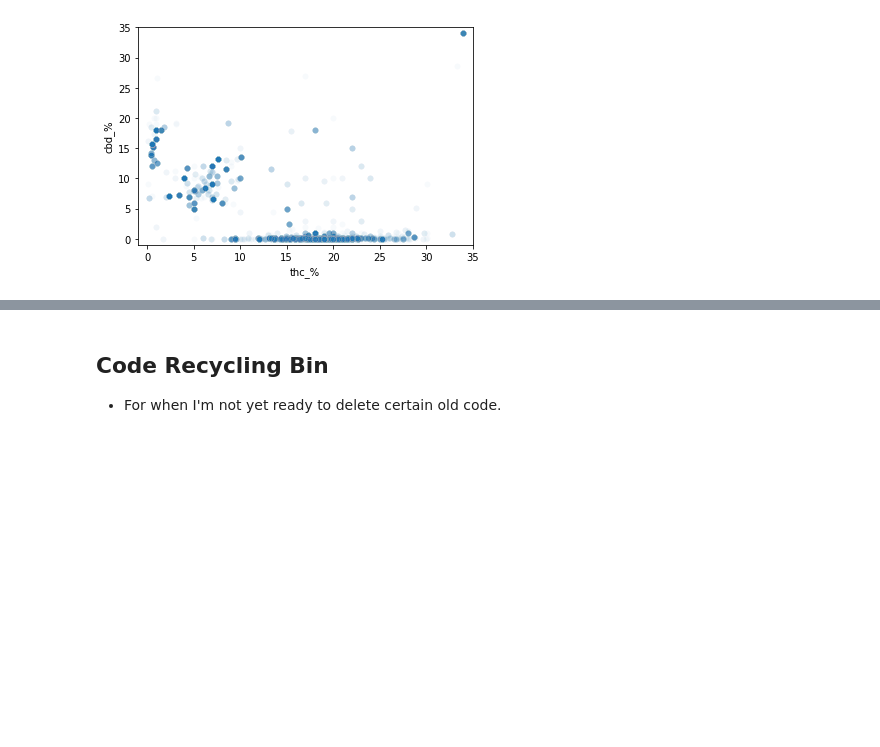
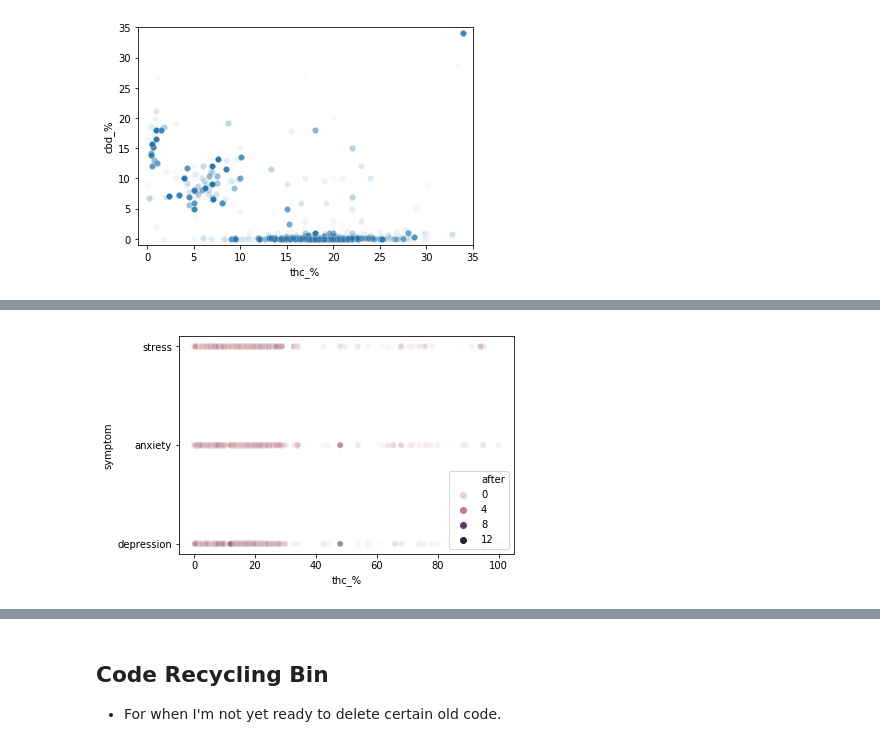
Before and after one commit to TerraJRiley/Cannabis_data, a Jupyter notebook: Cannabis_insights.ipynb, the cells around one changed output, grey strips where cells are left out. Saved outputs shown, nothing was run; the diff lists cells and outputs as text; code cells hidden in the pictures; blank space fills up the shorter version.

```diff
--- a/Cannabis_insights.ipynb
+++ b/Cannabis_insights.ipynb
@@ -118,6 +120,8 @@ df.rename({
 
 # Saving for safety and to make sure that this is always up to date.
 df.to_csv('./data/all_symptoms_cleaned.csv', index=False)
+# %%
+df = pd.read_csv('./data/all_symptoms_cleaned.csv')
 # %%
 print('Number of users in study:', len(df['userid'].value_counts())) # (Post data cleaning)
 df.describe().T
@@ -303,0 +355,4 @@ sns.scatterplot(df['thc_%'],df['cbd_%'],alpha=0.03);
+# %%
+sns.scatterplot(df['thc_%'], df['symptom'], hue= df['after'], alpha = 0.1);
+# %% [output]
+[figure, added]
```
Also changed, not shown: parts of 21 cells of this notebook, 6 other files.
